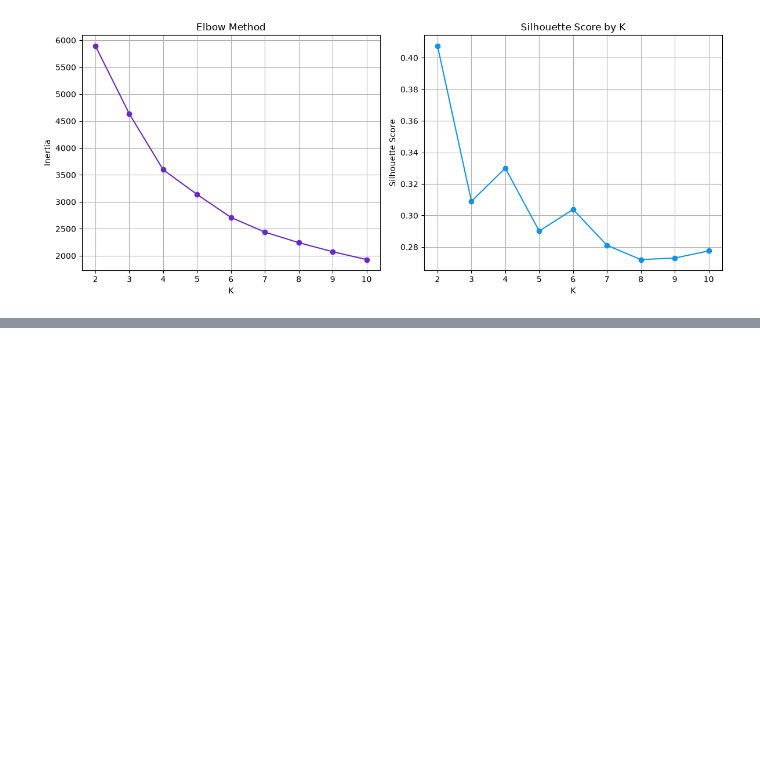
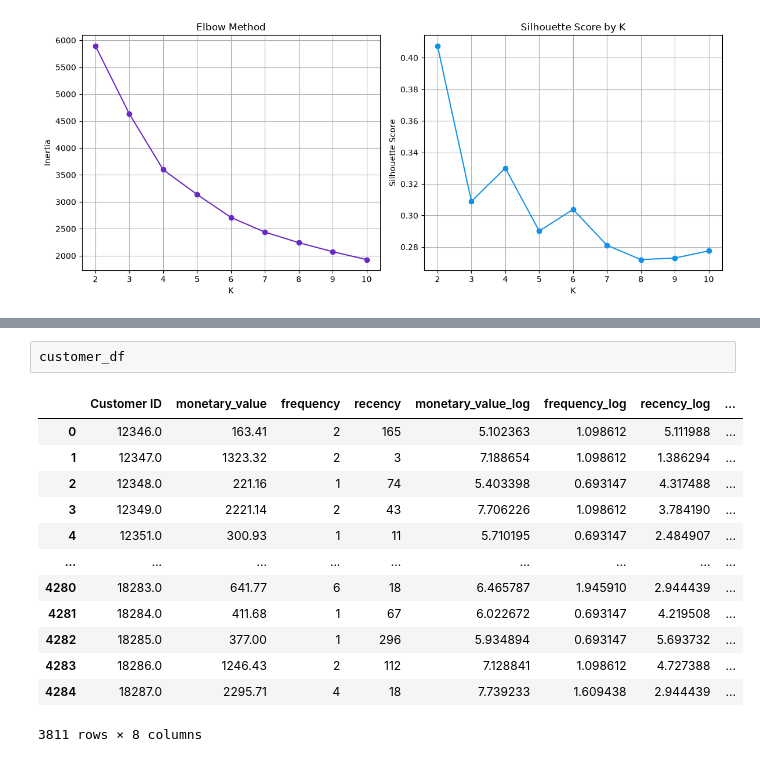
Before and after one commit to Avneesh-b7/product_analytics, a Jupyter notebook: k-means clustering/kmeans_clustering.ipynb, the cells around one changed output, grey strips where cells are left out. Drawn from its saved outputs; the diff is of its cells as text; blank space fills up the shorter version.

```diff
--- a/k-means clustering/kmeans_clustering.ipynb
+++ b/k-means clustering/kmeans_clustering.ipynb
@@ -827,0 +843,16 @@ plt.show()
+# %%
+customer_df
+# %% [output]
+|  | Customer ID | monetary_value | frequency | recency | monetary_value_log | frequency_log | recency_log | ... |
+| 0 | 12346.0 | 163.41 | 2 | 165 | 5.102363 | 1.098612 | 5.111988 | ... |
+| 1 | 12347.0 | 1323.32 | 2 | 3 | 7.188654 | 1.098612 | 1.386294 | ... |
+| 2 | 12348.0 | 221.16 | 1 | 74 | 5.403398 | 0.693147 | 4.317488 | ... |
+| 3 | 12349.0 | 2221.14 | 2 | 43 | 7.706226 | 1.098612 | 3.784190 | ... |
+| 4 | 12351.0 | 300.93 | 1 | 11 | 5.710195 | 0.693147 | 2.484907 | ... |
+| ... | ... | ... | ... | ... | ... | ... | ... | ... |
+| 4280 | 18283.0 | 641.77 | 6 | 18 | 6.465787 | 1.945910 | 2.944439 | ... |
+| 4281 | 18284.0 | 411.68 | 1 | 67 | 6.022672 | 0.693147 | 4.219508 | ... |
+| 4282 | 18285.0 | 377.00 | 1 | 296 | 5.934894 | 0.693147 | 5.693732 | ... |
+| 4283 | 18286.0 | 1246.43 | 2 | 112 | 7.128841 | 1.098612 | 4.727388 | ... |
+| 4284 | 18287.0 | 2295.71 | 4 | 18 | 7.739233 | 1.609438 | 2.944439 | ... |
+3811 rows × 8 columns
```
Also changed, not shown: parts of 8 cells of this notebook.
